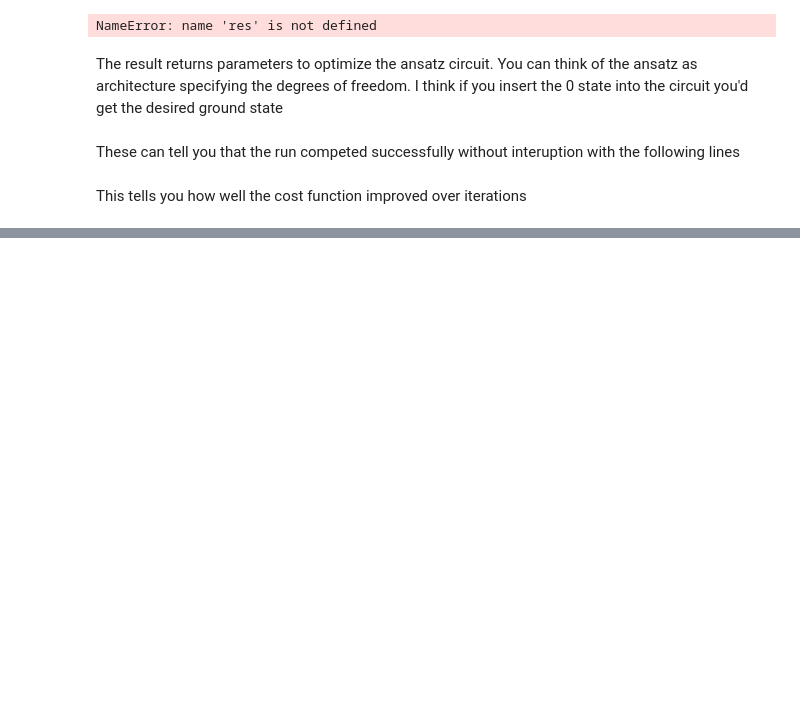
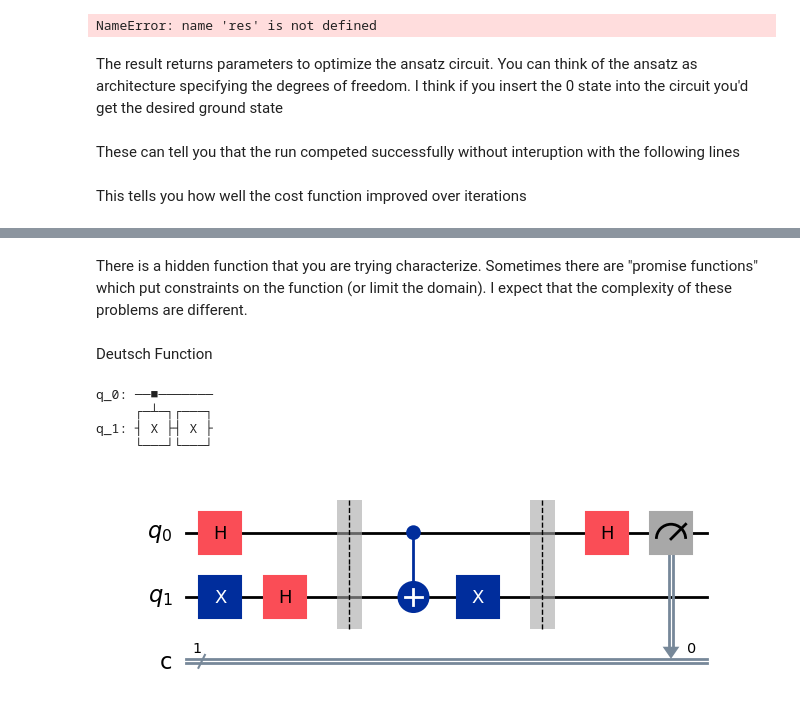
Before and after one commit to johnjeang/Qiskit-Learning, a Jupyter notebook: IBM_courses.ipynb, the cells around one changed output, grey strips where cells are left out. Cells and saved outputs as stored; diff of their text form; code cells hidden in the pictures; blank space fills up the shorter version.

Commit message:
Added Deutsch-Josza Algorithm

```diff
--- a/IBM_courses.ipynb
+++ b/IBM_courses.ipynb
@@ -421,0 +428,53 @@ plt.draw()
+# %% [markdown]
+There is a hidden function that you are trying characterize. Sometimes there are "promise functions" which put constraints on the function (or limit the domain). I expect that the complexity of these problems are different.
+# %% [markdown]
+Deutsch Function
+# %%
+from qiskit import QuantumCircuit
+
+# This is just the query gate
+
+def deutsch_function(case: int):
+    """
+    Generate a valid Deutsch function as a `QuantumCircuit`.
+    """
+    if case not in [1, 2, 3, 4]:
+        raise ValueError("`case` must be 1, 2, 3, or 4.")
+
+    f = QuantumCircuit(2)
+    if case in [2, 3]:
+        f.cx(0, 1)
+    if case in [3, 4]:
+        f.x(1)
+    return f
+# %%
+display(deutsch_function(3).draw())
+# %% [output]
+q_0: ──■───────
+     ┌─┴─┐┌───┐
+q_1: ┤ X ├┤ X ├
+     └───┘└───┘
+# %%
+# Now we'll actually use this query gate to construct our algorithm
+
+def compile_circuit(function: QuantumCircuit):
+
+    n = function.num_qubits - 1
+    qc = QuantumCircuit(n+1, n)
+
+    # Last qubit set to minus, rest set to plus
+    qc.x(n)
+    qc.h(range(n+1))
+    qc.barrier()
+
+    qc.compose(function, inplace=True)
+    qc.barrier()
+
+    qc.h(range(n))
+    qc.measure(range(n), range(n))
+
+    return qc
+# %%
+compile_circuit(deutsch_function(3)).draw('mpl')
+# %% [output]
+[figure, added]
```
Also changed, not shown: parts of 19 cells of this notebook.
